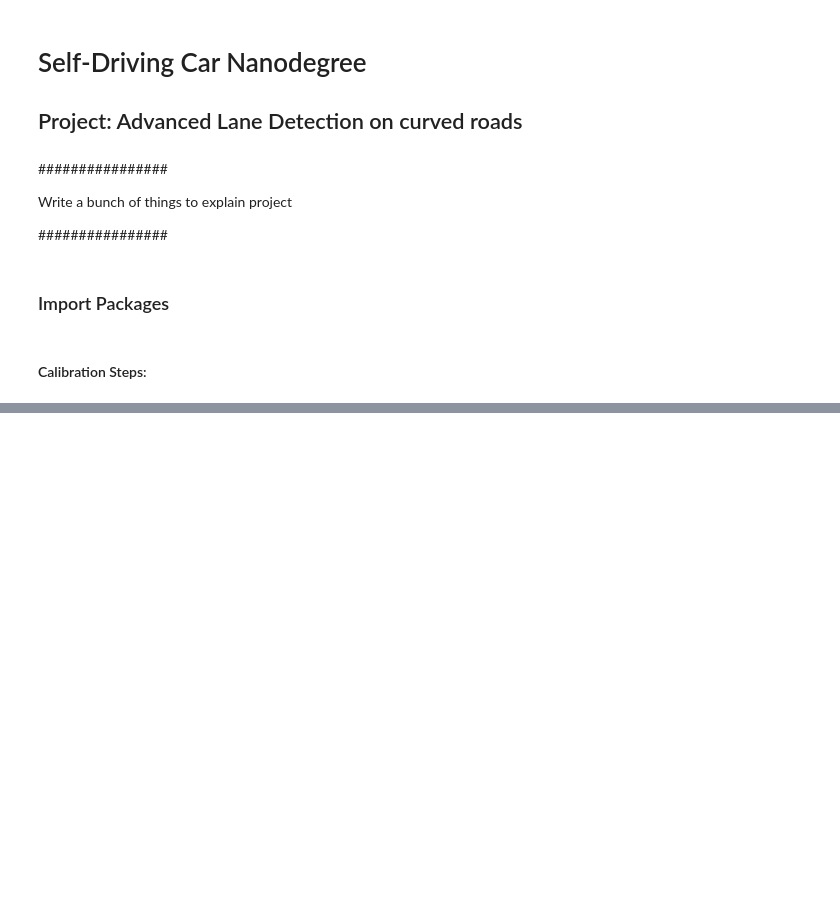
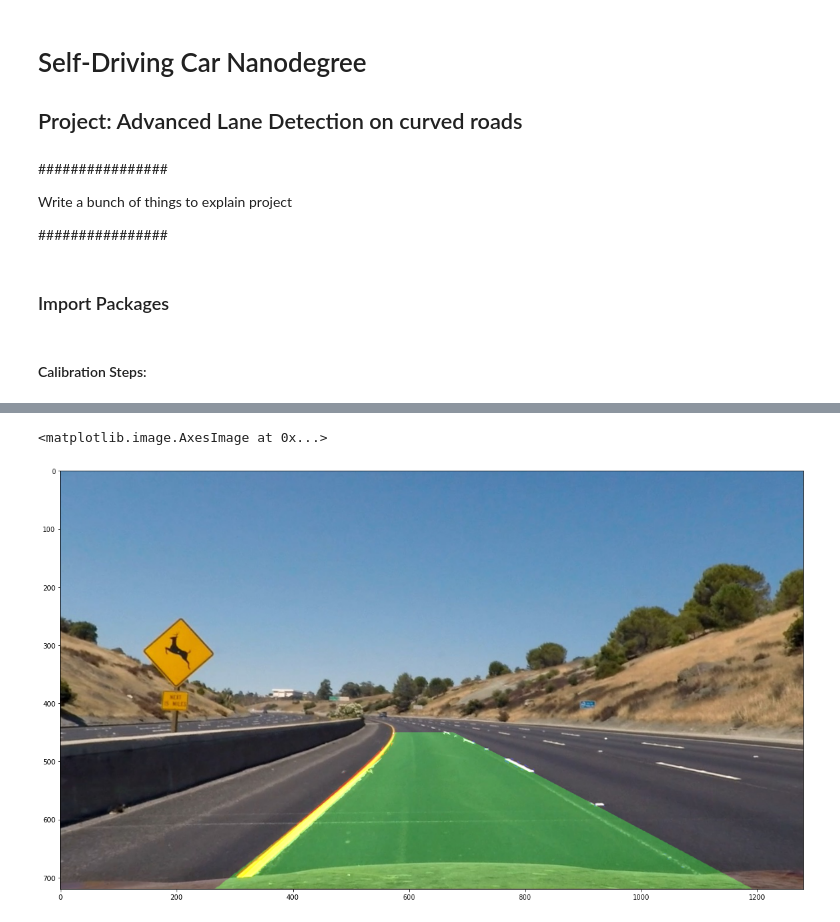
Before and after one commit to code-Abhishek/seeing_lane_eyes_closed, a Jupyter notebook: CarND-Advanced-Lane-Lines/Advanced_Attempt.ipynb, the cells around one changed output, grey strips where cells are left out. Cells and saved outputs as stored; diff of their text form; code cells hidden in the pictures; blank space fills up the shorter version.

```diff
--- a/CarND-Advanced-Lane-Lines/Advanced_Attempt.ipynb
+++ b/CarND-Advanced-Lane-Lines/Advanced_Attempt.ipynb
@@ -433,7 +368,7 @@ def find_lane_pixels(binary_warped):
         right_lane_inds = np.concatenate(right_lane_inds)
     except ValueError:
         # Avoids an error if the above is not implemented fully
-        print('Avoiding an Error here!')
+#         print('Avoiding an Error here!')
         pass
 
     # Extract left and right line pixel positions
@@ -441,5 +376,8 @@ def find_lane_pixels(binary_warped):
     lefty = nonzeroy[left_lane_inds]
     rightx = nonzerox[right_lane_inds]
     righty = nonzeroy[right_lane_inds]
+    out_img[lefty, leftx] = [255, 0, 0]
+    out_img[righty, rightx] = [0, 0, 255]
+#     plt.imshow(out_img)
 
     return leftx, lefty, rightx, righty, out_img
@@ -542,0 +589,16 @@ rightLine = Line()
+# %%
+# def main_work():
+#Read in the camera images
+cal_images = glob.glob('./camera_cal/calibration*.jpg')
+
+#Calibrate the camera using the calibration images
+mtx, dist = calibrate_camera(cal_images)
+
+#Lane Lines Initialized
+leftLine = Line()
+rightLine = Line()
+
+#     output_file_path = './output_project_simple.mp4'
+#     clip1 = VideoFileClip("./project_video.mp4").subclip(0,5)
+#     out_clip = clip1.fl_image(lambda image: process_image(image, mtx, dist)) #NOTE: this function expects color images!!
+#     %time out_clip.write_videofile(output_file_path, audio=False)
@@ -542,0 +616,6 @@ rightLine = Line()
+# %%
+plt.figure(figsize=(20,18))
+plt.imshow(result2)
+# %% [output]
+<matplotlib.image.AxesImage at 0x...>
+[figure, added]
```
Also changed, not shown: parts of 40 cells of this notebook, 5 other files.
